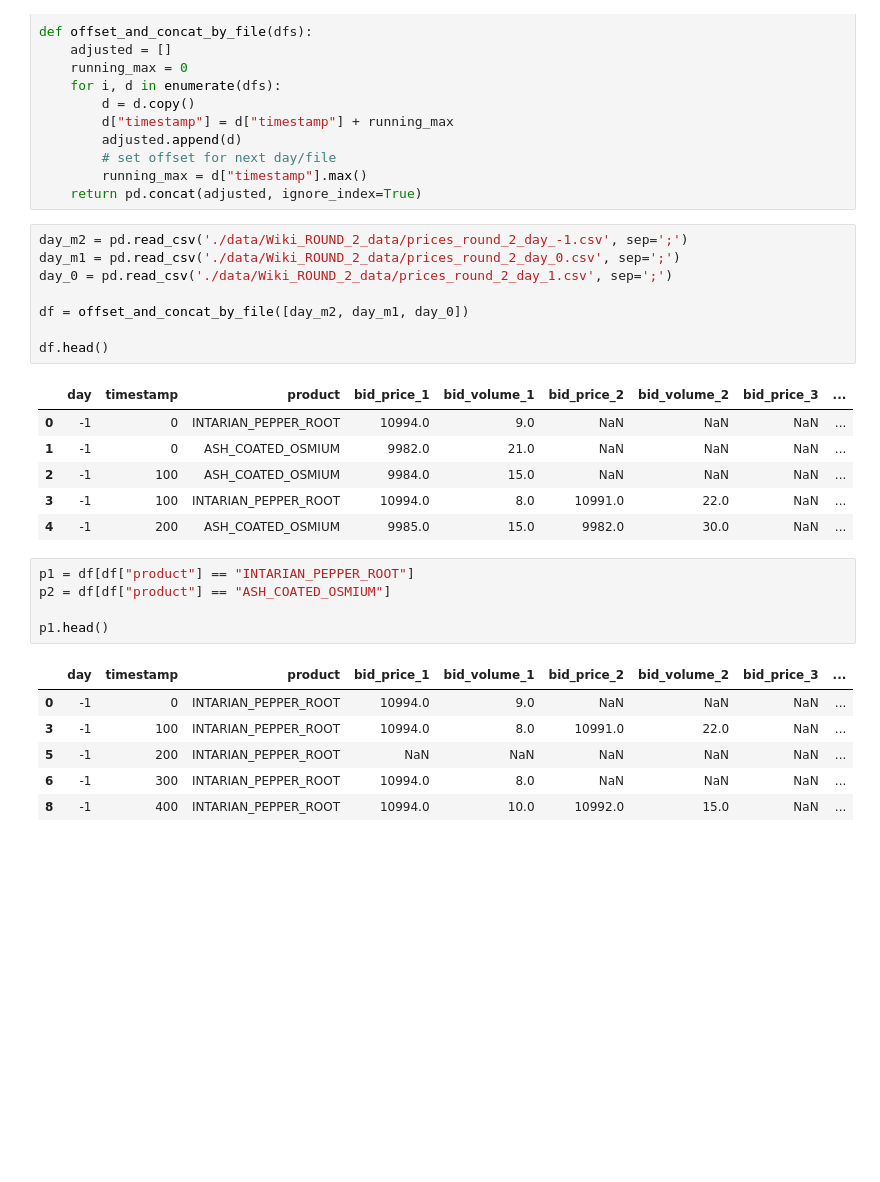
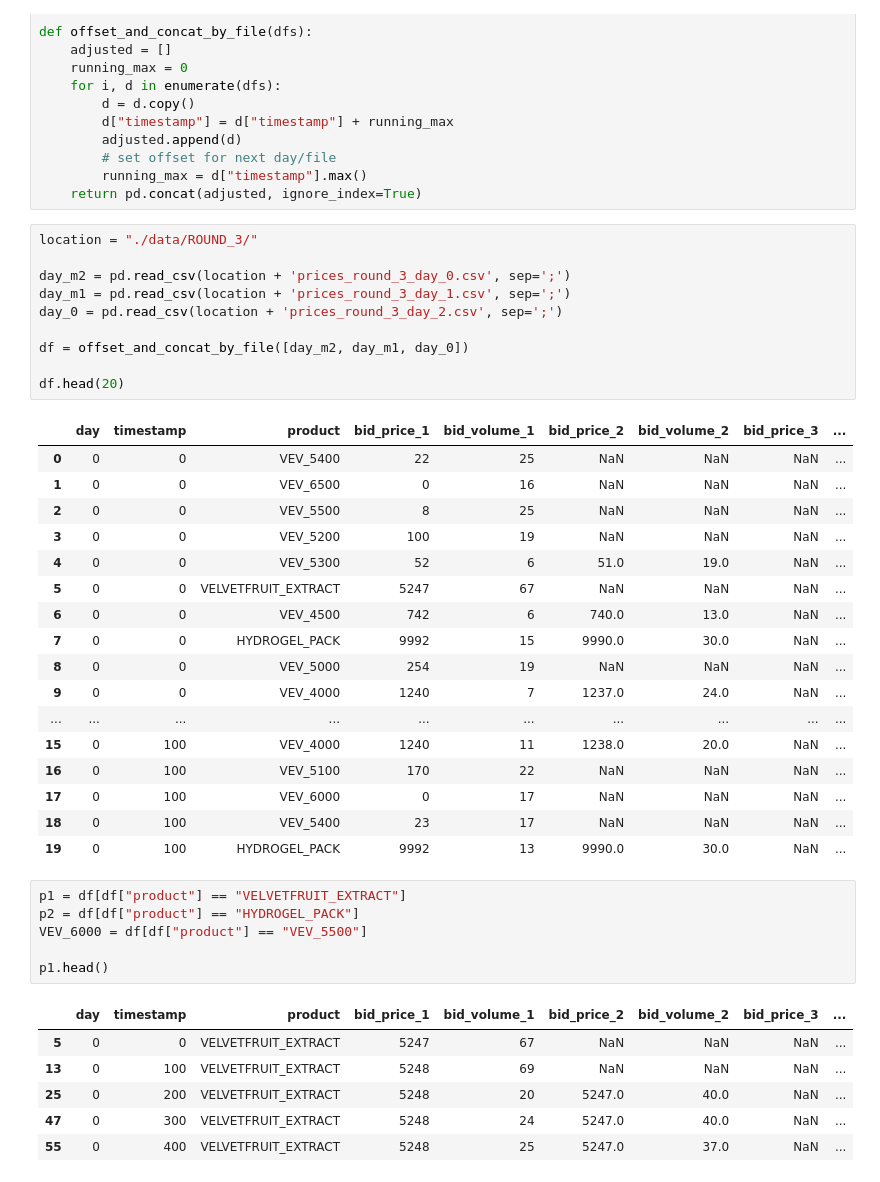
Before and after one commit to MathijsDoel/prosperity4, a Jupyter notebook: plotter.ipynb, the cells around one changed output. Drawn from its saved outputs; the diff is of its cells as text; blank space fills up the shorter version.

```diff
--- a/plotter.ipynb
+++ b/plotter.ipynb
@@ -14,32 +14,46 @@ def offset_and_concat_by_file(dfs):
         running_max = d["timestamp"].max()
     return pd.concat(adjusted, ignore_index=True)
 # %%
-day_m2 = pd.read_csv('./data/Wiki_ROUND_2_data/prices_round_2_day_-1.csv', sep=';')
-day_m1 = pd.read_csv('./data/Wiki_ROUND_2_data/prices_round_2_day_0.csv', sep=';')
-day_0 = pd.read_csv('./data/Wiki_ROUND_2_data/prices_round_2_day_1.csv', sep=';')
+location = "./data/ROUND_3/"
+
+day_m2 = pd.read_csv(location + 'prices_round_3_day_0.csv', sep=';')
+day_m1 = pd.read_csv(location + 'prices_round_3_day_1.csv', sep=';')
+day_0 = pd.read_csv(location + 'prices_round_3_day_2.csv', sep=';')
 
 df = offset_and_concat_by_file([day_m2, day_m1, day_0])
 
-df.head()
+df.head(20)
 # %% [output]
 |  | day | timestamp | product | bid_price_1 | bid_volume_1 | bid_price_2 | bid_volume_2 | bid_price_3 | ... |
-| 0 | -1 | 0 | INTARIAN_PEPPER_ROOT | 10994.0 | 9.0 | NaN | NaN | NaN | ... |
-| 1 | -1 | 0 | ASH_COATED_OSMIUM | 9982.0 | 21.0 | NaN | NaN | NaN | ... |
-| 2 | -1 | 100 | ASH_COATED_OSMIUM | 9984.0 | 15.0 | NaN | NaN | NaN | ... |
-| 3 | -1 | 100 | INTARIAN_PEPPER_ROOT | 10994.0 | 8.0 | 10991.0 | 22.0 | NaN | ... |
-| 4 | -1 | 200 | ASH_COATED_OSMIUM | 9985.0 | 15.0 | 9982.0 | 30.0 | NaN | ... |
+| 0 | 0 | 0 | VEV_5400 | 22 | 25 | NaN | NaN | NaN | ... |
+| 1 | 0 | 0 | VEV_6500 | 0 | 16 | NaN | NaN | NaN | ... |
+| 2 | 0 | 0 | VEV_5500 | 8 | 25 | NaN | NaN | NaN | ... |
+| 3 | 0 | 0 | VEV_5200 | 100 | 19 | NaN | NaN | NaN | ... |
+| 4 | 0 | 0 | VEV_5300 | 52 | 6 | 51.0 | 19.0 | NaN | ... |
+| 5 | 0 | 0 | VELVETFRUIT_EXTRACT | 5247 | 67 | NaN | NaN | NaN | ... |
+| 6 | 0 | 0 | VEV_4500 | 742 | 6 | 740.0 | 13.0 | NaN | ... |
+| 7 | 0 | 0 | HYDROGEL_PACK | 9992 | 15 | 9990.0 | 30.0 | NaN | ... |
+| 8 | 0 | 0 | VEV_5000 | 254 | 19 | NaN | NaN | NaN | ... |
+| 9 | 0 | 0 | VEV_4000 | 1240 | 7 | 1237.0 | 24.0 | NaN | ... |
+| ... | ... | ... | ... | ... | ... | ... | ... | ... | ... |
+| 15 | 0 | 100 | VEV_4000 | 1240 | 11 | 1238.0 | 20.0 | NaN | ... |
+| 16 | 0 | 100 | VEV_5100 | 170 | 22 | NaN | NaN | NaN | ... |
+| 17 | 0 | 100 | VEV_6000 | 0 | 17 | NaN | NaN | NaN | ... |
+| 18 | 0 | 100 | VEV_5400 | 23 | 17 | NaN | NaN | NaN | ... |
+| 19 | 0 | 100 | HYDROGEL_PACK | 9992 | 13 | 9990.0 | 30.0 | NaN | ... |
 # %%
-p1 = df[df["product"] == "INTARIAN_PEPPER_ROOT"]
-p2 = df[df["product"] == "ASH_COATED_OSMIUM"]
+p1 = df[df["product"] == "VELVETFRUIT_EXTRACT"]
+p2 = df[df["product"] == "HYDROGEL_PACK"]
+VEV_6000 = df[df["product"] == "VEV_5500"]
 
 p1.head()
 # %% [output]
 |  | day | timestamp | product | bid_price_1 | bid_volume_1 | bid_price_2 | bid_volume_2 | bid_price_3 | ... |
-| 0 | -1 | 0 | INTARIAN_PEPPER_ROOT | 10994.0 | 9.0 | NaN | NaN | NaN | ... |
-| 3 | -1 | 100 | INTARIAN_PEPPER_ROOT | 10994.0 | 8.0 | 10991.0 | 22.0 | NaN | ... |
-| 5 | -1 | 200 | INTARIAN_PEPPER_ROOT | NaN | NaN | NaN | NaN | NaN | ... |
-| 6 | -1 | 300 | INTARIAN_PEPPER_ROOT | 10994.0 | 8.0 | NaN | NaN | NaN | ... |
-| 8 | -1 | 400 | INTARIAN_PEPPER_ROOT | 10994.0 | 10.0 | 10992.0 | 15.0 | NaN | ... |
+| 5 | 0 | 0 | VELVETFRUIT_EXTRACT | 5247 | 67 | NaN | NaN | NaN | ... |
+| 13 | 0 | 100 | VELVETFRUIT_EXTRACT | 5248 | 69 | NaN | NaN | NaN | ... |
+| 25 | 0 | 200 | VELVETFRUIT_EXTRACT | 5248 | 20 | 5247.0 | 40.0 | NaN | ... |
+| 47 | 0 | 300 | VELVETFRUIT_EXTRACT | 5248 | 24 | 5247.0 | 40.0 | NaN | ... |
+| 55 | 0 | 400 | VELVETFRUIT_EXTRACT | 5248 | 25 | 5247.0 | 37.0 | NaN | ... |
 # %%
 fig, ax = plt.subplots(figsize=(12, 6))
 # ax.plot(p1["mid_price"], label="midprice")
```
Also changed, not shown: parts of 37 cells of this notebook, 5 other files.
